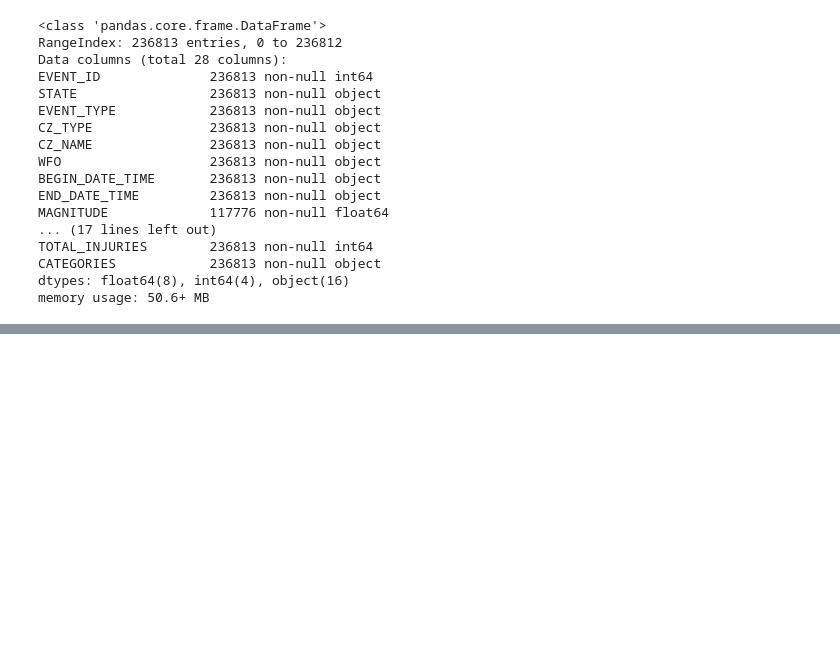
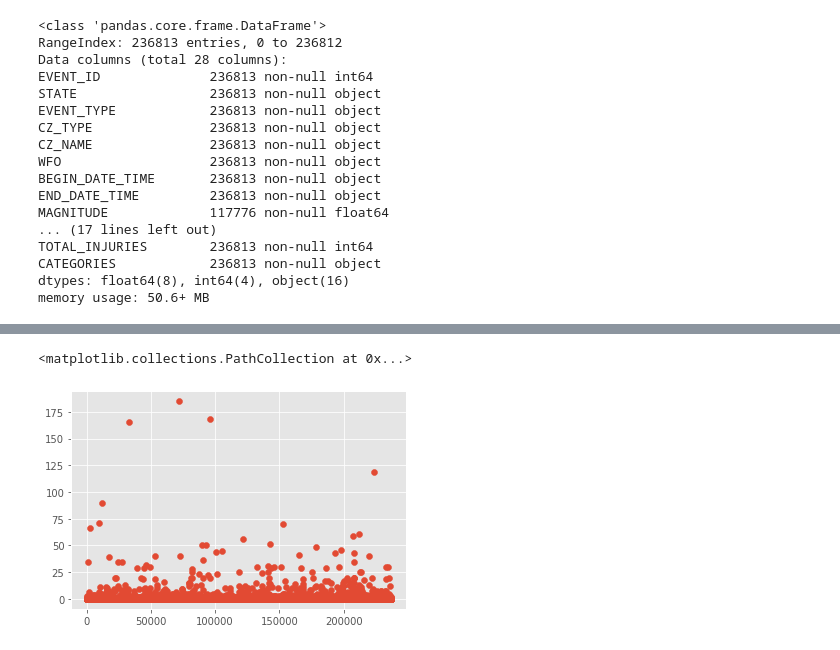
Before and after one commit to HzSaifee/Storm-Analysis-Report, a Jupyter notebook: storm-analysis.ipynb, the cells around one changed output, grey strips where cells are left out. Cells and saved outputs as stored; diff of their text form; code cells hidden in the pictures; blank space fills up the shorter version.

```diff
--- a/storm-analysis.ipynb
+++ b/storm-analysis.ipynb
@@ -219,0 +240,6 @@ memory usage: 50.6+ MB
+# %%
+x = storms.TOTAL_INJURIES.index.values
+plt.scatter(x, storms.TOTAL_INJURIES)
+# %% [output]
+<matplotlib.collections.PathCollection at 0x...>
+[figure, added]
```
Also changed, not shown: parts of 12 cells of this notebook.
